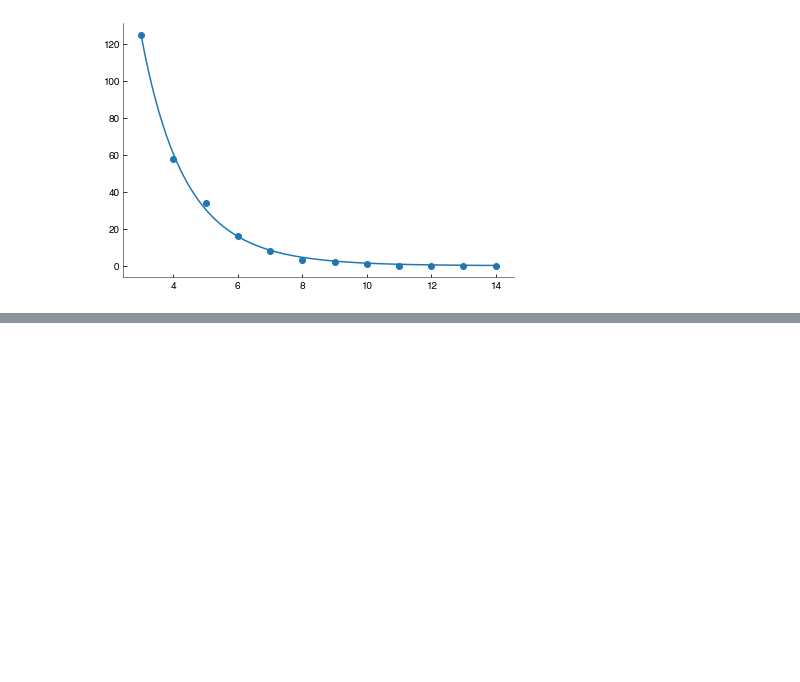
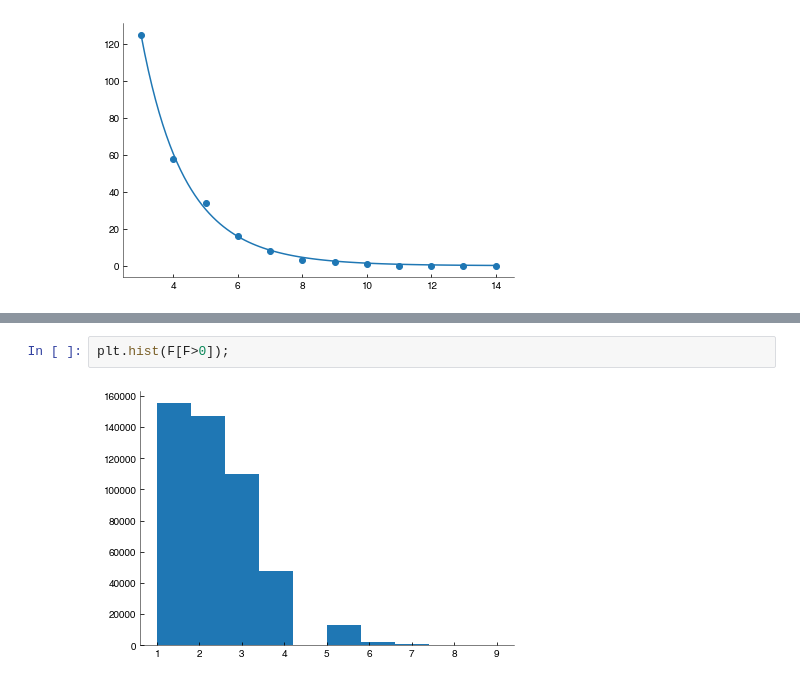
Before and after one commit to FTurci/jaw-fluctuations, a Jupyter notebook: Exploration.ipynb, the cells around one changed output, grey strips where cells are left out. Cells and saved outputs as stored; diff of their text form; blank space fills up the shorter version.

```diff
--- a/Exploration.ipynb
+++ b/Exploration.ipynb
@@ -112,0 +133,4 @@ amplitude 2151.92 rate 1.26 exponent 0.79
+# %%
+plt.hist(F[F>0]);
+# %% [output]
+[figure, added]
```
Also changed, not shown: parts of 5 cells of this notebook, 4 other files.
